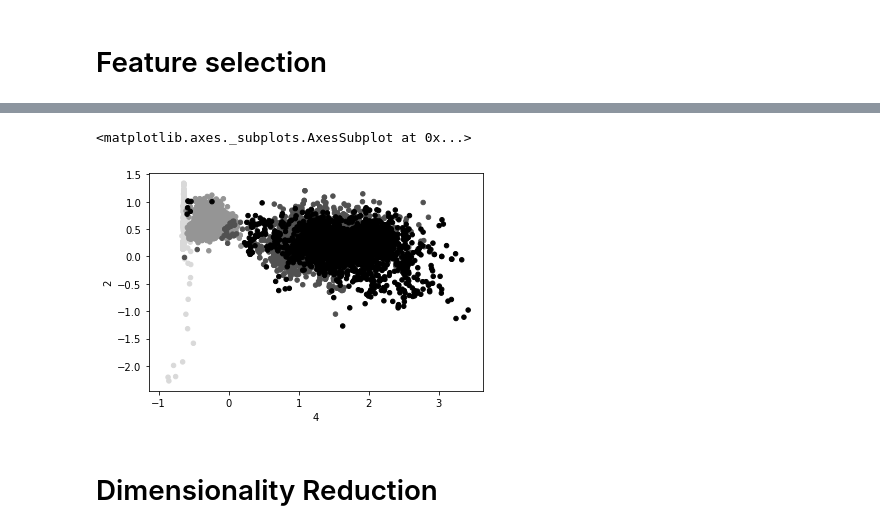
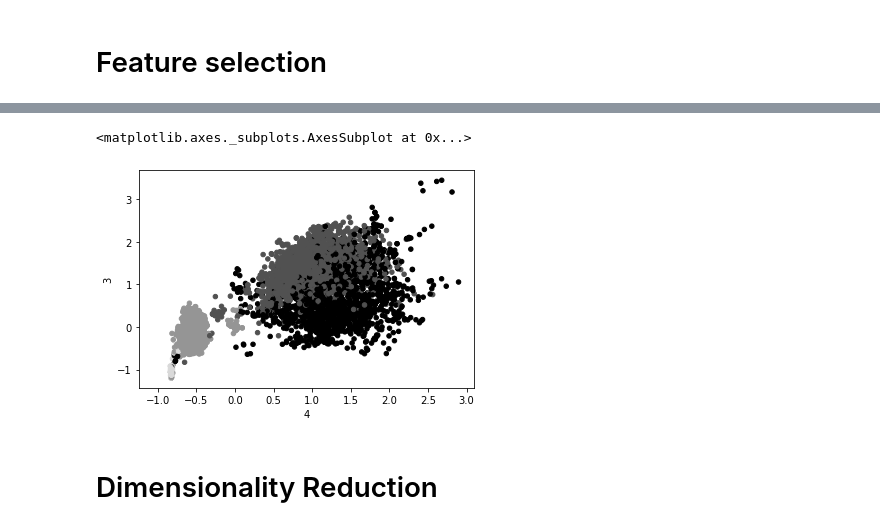
Before and after one commit to ajithpious/Colab-Notebooks, a Jupyter notebook: AI_final.ipynb, the cells around one changed output, grey strips where cells are left out. Cells and saved outputs as stored; diff of their text form; code cells hidden in the pictures.

```diff
--- a/AI_final.ipynb
+++ b/AI_final.ipynb
@@ -134,4 +139,4 @@ to_drop
 Deprecated in NumPy 1.20; for more details and guidance: https://numpy.org/devdocs/release/1.20.0-notes.html#deprecations
 [6, 9, 52, 55, 58]
 # %%
-x_scaled = x_balanced.drop(x_balanced.columns[to_drop], axis=1)
+x_corr = x_scaled.drop(to_drop, axis=1)
@@ -140,5 +157,6 @@ x_scaled = x_balanced.drop(x_balanced.columns[to_drop], axis=1)
 # %%
 from sklearn.feature_selection import SelectKBest,f_classif
 kbest=SelectKBest(score_func=f_classif)
-kbest.fit(x_scaled,train_y.values.reshape(x_scaled.shape[0],))
+kbest.fit(x_corr,y_train.values.reshape(x_corr.shape[0],))
 f_scores=kbest.scores_
+f_scores
@@ -145,7 +178,7 @@ f_scores=kbest.scores_
 # %%
-scores,columns=zip(*sorted(list(zip(f_scores,x_scaled.columns)),reverse=True))
+scores,columns=zip(*sorted(list(zip(f_scores,x_corr.columns)),reverse=True))
 fig, ax = plt.subplots(figsize = (15,5))
-ax.bar(x_scaled.columns,f_scores)
+ax.bar(x_corr.columns,f_scores)
 ax.set_xticks(range(0,60))
 plt.show()
 # %% [output]
@@ -157,5 +190,5 @@ columns[:20]
 # %%
-x_feature_selected=x_scaled[list(columns[:50])]
+x_feature_selected=x_corr[list(columns[:50])]
 # %%
 x_feature_selected.shape
 # %% [output]
@@ -163,8 +196,8 @@ x_feature_selected.shape
 # %%
-x_feature_selected[list(columns[:2])].plot(kind="scatter",x=columns[0],y=columns[1],color=train_y.values)
+x_feature_selected[list(columns[:2])].plot(kind="scatter",x=columns[0],y=columns[1],color=y_train.values)
 # %% [output]
 <matplotlib.axes._subplots.AxesSubplot at 0x...>
-[figure, old version]
+[figure, new version]
 # %% [markdown]
 # Dimensionality Reduction
 # %%
```
Also changed, not shown: parts of 37 cells of this notebook.
